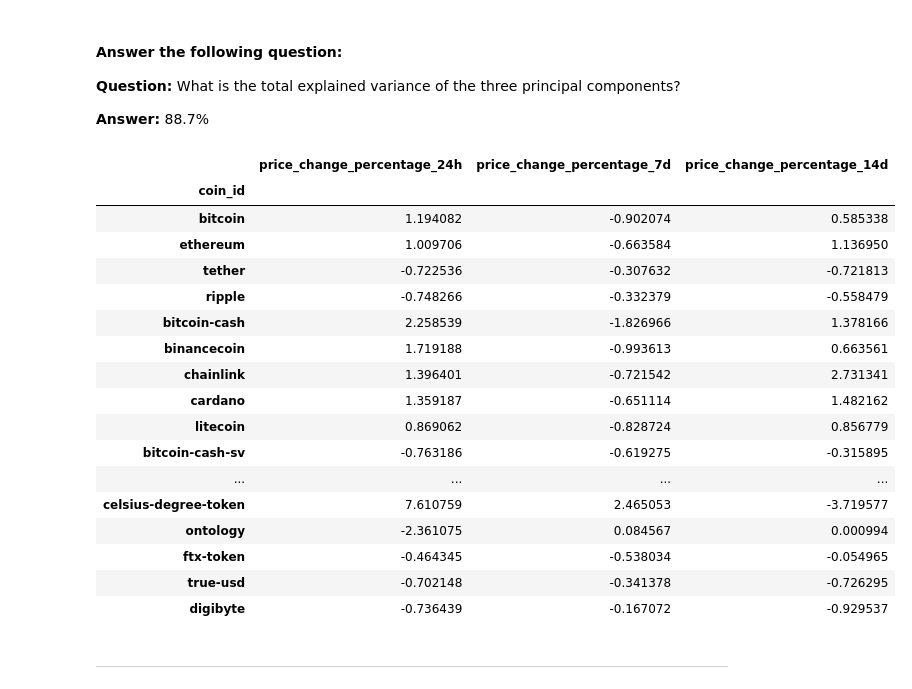
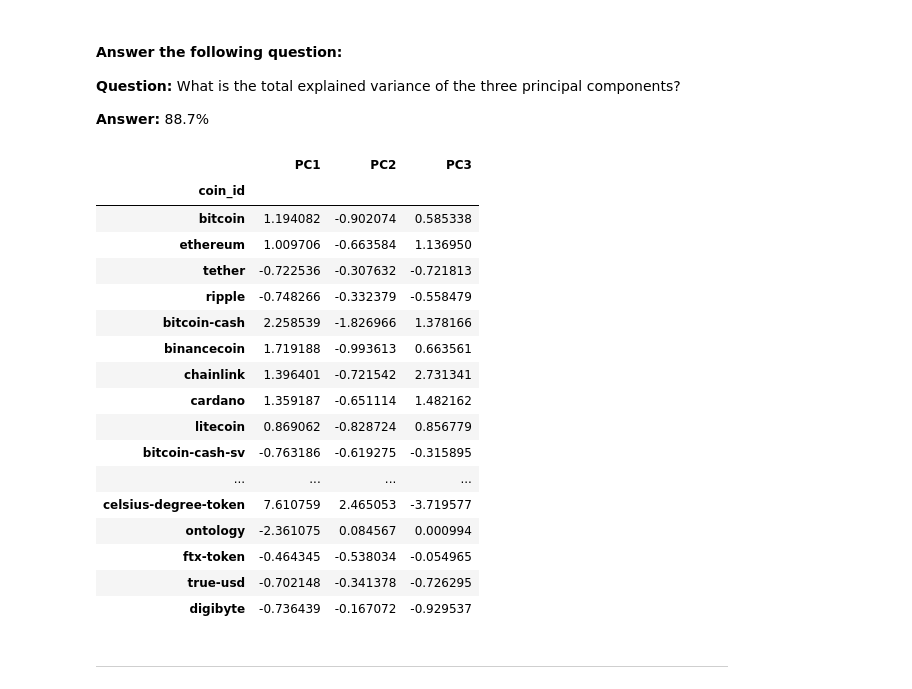
Before and after one commit to bburwinkel0721/CryptoClustering, a Jupyter notebook: Crypto_Clustering.ipynb, the cells around one changed output. Cells and saved outputs as stored; diff of their text form; code cells hidden in the pictures.

```diff
--- a/Crypto_Clustering.ipynb
+++ b/Crypto_Clustering.ipynb
@@ -249,19 +249,21 @@ sum(pca.explained_variance_ratio_)
 # %%
 # Create a new DataFrame with the PCA data.
 # Creating a DataFrame with the PCA data
-# Copy the crypto names from the original data
 market_data_pca_df = pd.DataFrame(
     market_data_pca,
-    columns=['price_change_percentage_24h',	'price_change_percentage_7d', 'price_change_percentage_14d']
+    columns=['PC1',	'PC2', 'PC3']
 )
+
+# Copy the crypto names from the original data
+market_data_pca_df['coin_id'] = df_market_data.index
+
 # Set the coinid column as index
-market_data_pca_df['coin_id'] = df_market_data.index
 market_data_pca_df = market_data_pca_df.set_index('coin_id')
 
 # Display sample data
 market_data_pca_df
 # %% [output]
-|  | price_change_percentage_24h | price_change_percentage_7d | price_change_percentage_14d |
+|  | PC1 | PC2 | PC3 |
 | coin_id |  |  |  |
 | bitcoin | 1.194082 | -0.902074 | 0.585338 |
 | ethereum | 1.009706 | -0.663584 | 1.136950 |
```
Also changed, not shown: parts of 5 cells of this notebook.
